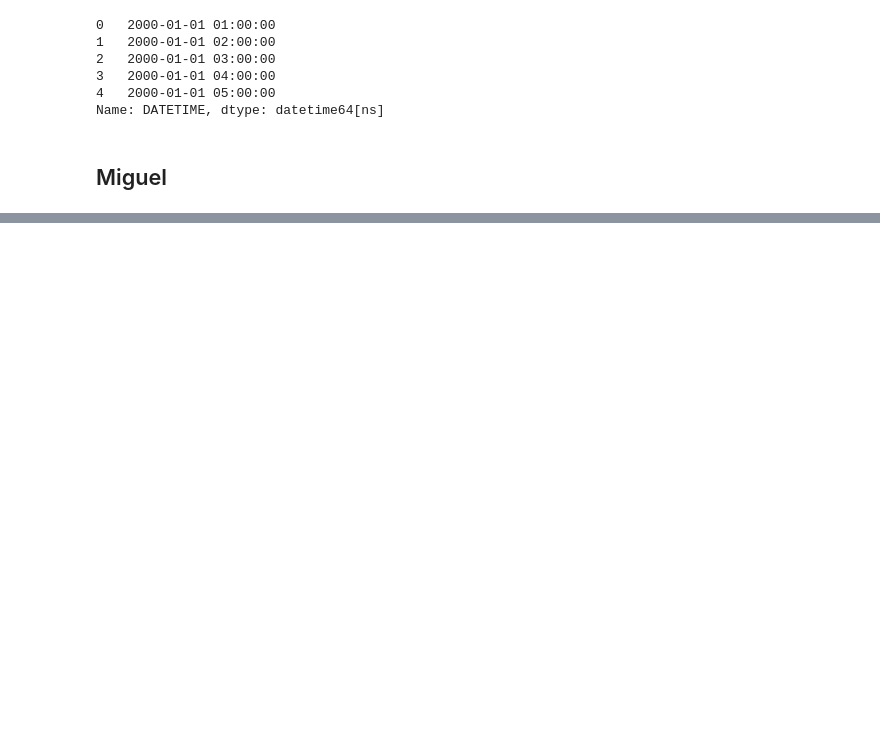
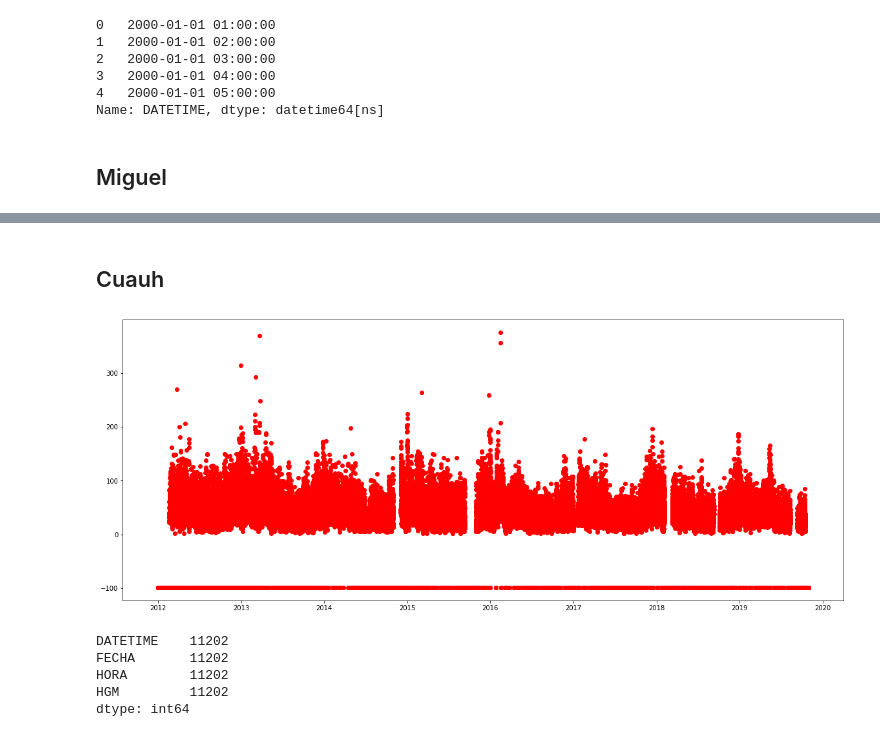
Before and after one commit to luisferlc/datamex1019, a Jupyter notebook: air-quality-cdmx/análisis_limpieza_PM10_v2.ipynb, the cells around one changed output, grey strips where cells are left out. Drawn from its saved outputs; the diff is of its cells as text; code cells hidden in the pictures; blank space fills up the shorter version.

```diff
--- a/air-quality-cdmx/análisis_limpieza_PM10_v2.ipynb
+++ b/air-quality-cdmx/análisis_limpieza_PM10_v2.ipynb
@@ -103,2 +109,11 @@ df_miguel[df_miguel.MGH < 200].boxplot(column = 'MGH');
 # %%
 df_miguel.to_csv("data_clean/miguel_pm10_clean_v2.csv")
+# %% [markdown]
+## Cuauh
+# %%
+f, ax=plt.subplots(1)
+f.set_figheight(8)
+f.set_figwidth(20)
+ax.scatter(df_cuauh.DATETIME, df_cuauh.HGM, color='r');
+# %% [output]
+[figure, added]
@@ -104,0 +122,8 @@ df_miguel.to_csv("data_clean/miguel_pm10_clean_v2.csv")
+# %%
+df_cuauh.isnull().sum()
+# %% [output]
+DATETIME    11202
+FECHA       11202
+HORA        11202
+HGM         11202
+dtype: int64
```
Also changed, not shown: parts of 11 cells of this notebook, 6 other files.
